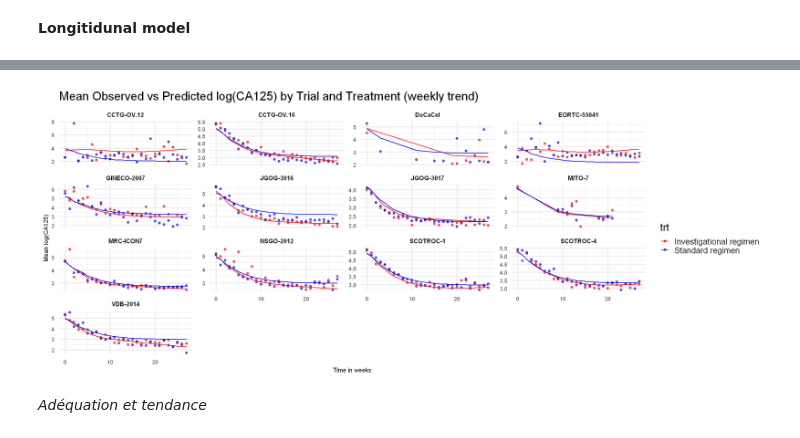
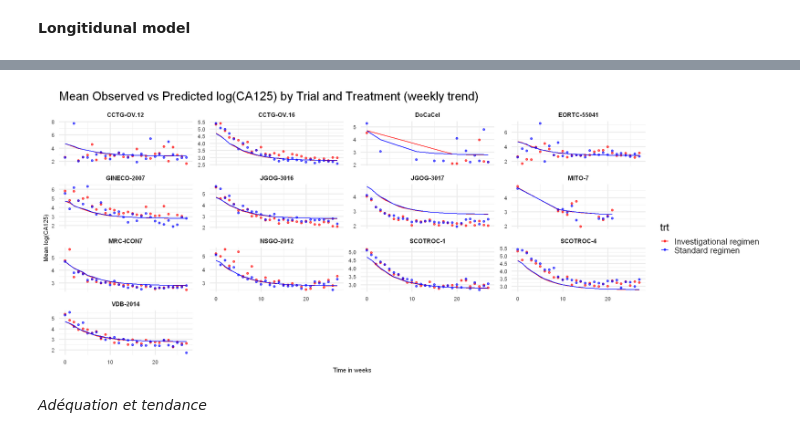
Before and after one commit to Kodro23/Surrogacy_evaluation_CA125, a Jupyter notebook: notebooks/CA125.ipynb, the cells around one changed output, grey strips where cells are left out. Drawn from its saved outputs; the diff is of its cells as text; code cells hidden in the pictures.

```diff
--- a/notebooks/CA125.ipynb
+++ b/notebooks/CA125.ipynb
@@ -604,37 +604,37 @@ options(repr.plot.width = 20, repr.plot.height = 8)
 ca125_all_6 %>% mutate(week=round(time_ca125/7))%>%mutate(pred_all_13_nullbij= predict(
   ncs_trt_all,
   newdata = ca125_all_6,
-  re.form = ~(trt_bin:ns(time_ca125, knots = internal_knots, Boundary.knots = boundary_knots) | trialid)
+  re.form =NA
 ))%>%
   group_by(trt, trialid, week) %>%
   summarise(
     mean_log_ca125 = mean(log(CA125_mes), na.rm = TRUE),
     mean_pred      = mean(pred_all_13_nullbij, na.rm = TRUE),
     .groups = "drop"
   ) %>%
   ggplot(aes(x = week, color = trt, group = trt)) +
   geom_point(aes(y = mean_log_ca125),
              alpha = 0.6, size = 1.6) +
   geom_line(aes(y = mean_pred),
             linewidth = 0.8) +
   facet_wrap(~ trialid, scales = "free_y") +
   scale_color_manual(values = c(
     "Standard regimen" = "blue",
     "Investigational regimen" = "red"
   )) +
   labs(
     title = "Mean Observed vs Predicted log(CA125) by Trial and Treatment (weekly trend)",
     x = "Time in weeks",
     y = "Mean log(CA125)"
   ) +
   theme_minimal(base_size=20) +
   theme(
     strip.text = element_text(size = 12, face = "bold"),
     axis.text = element_text(size = 11),
     axis.title = element_text(size = 12)
   )
 # %% [output]
-[figure, old version]
+[figure, new version]
 # %% [markdown]
 *Adéquation et tendance*
 # %% [markdown]
```
Also changed, not shown: parts of 17 cells of this notebook, 5 other files.
